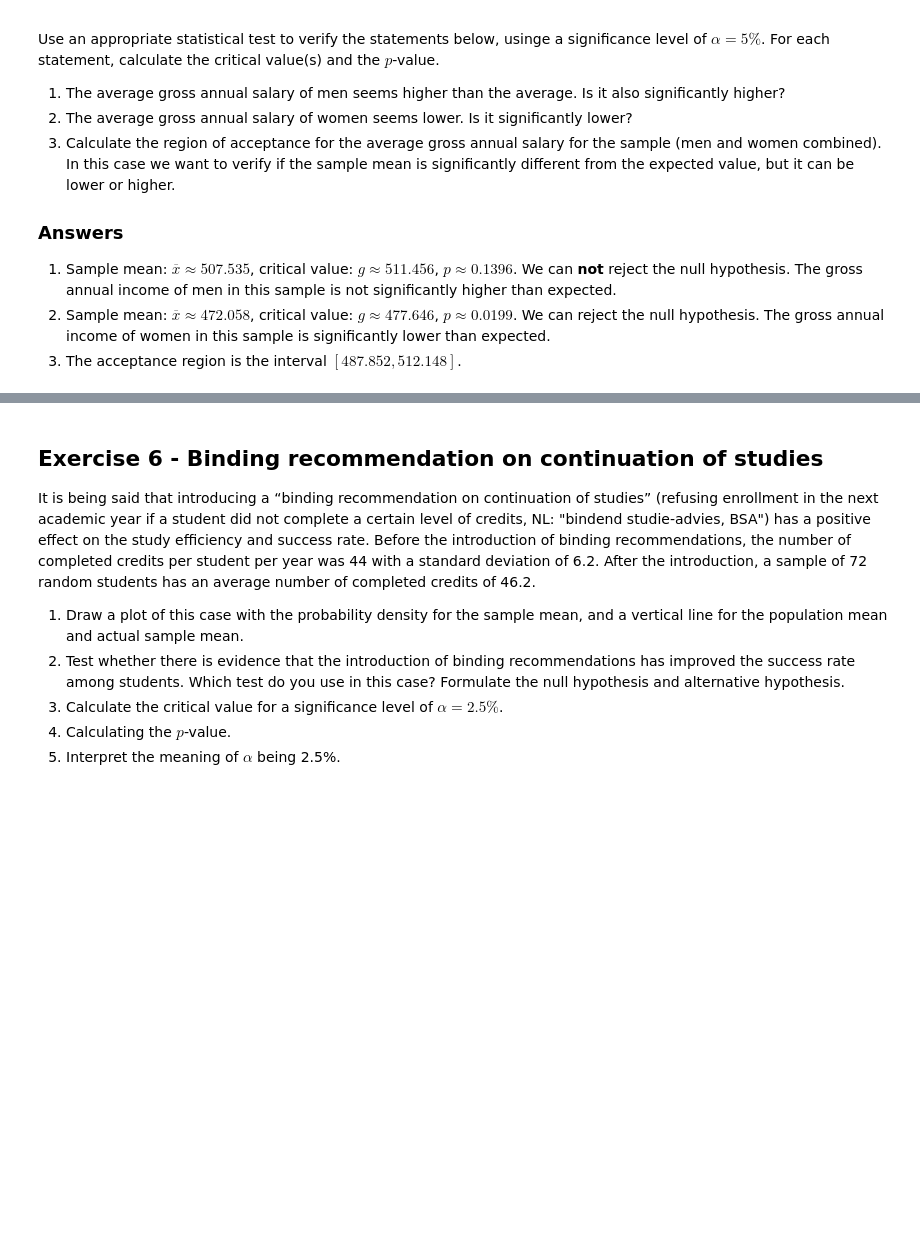
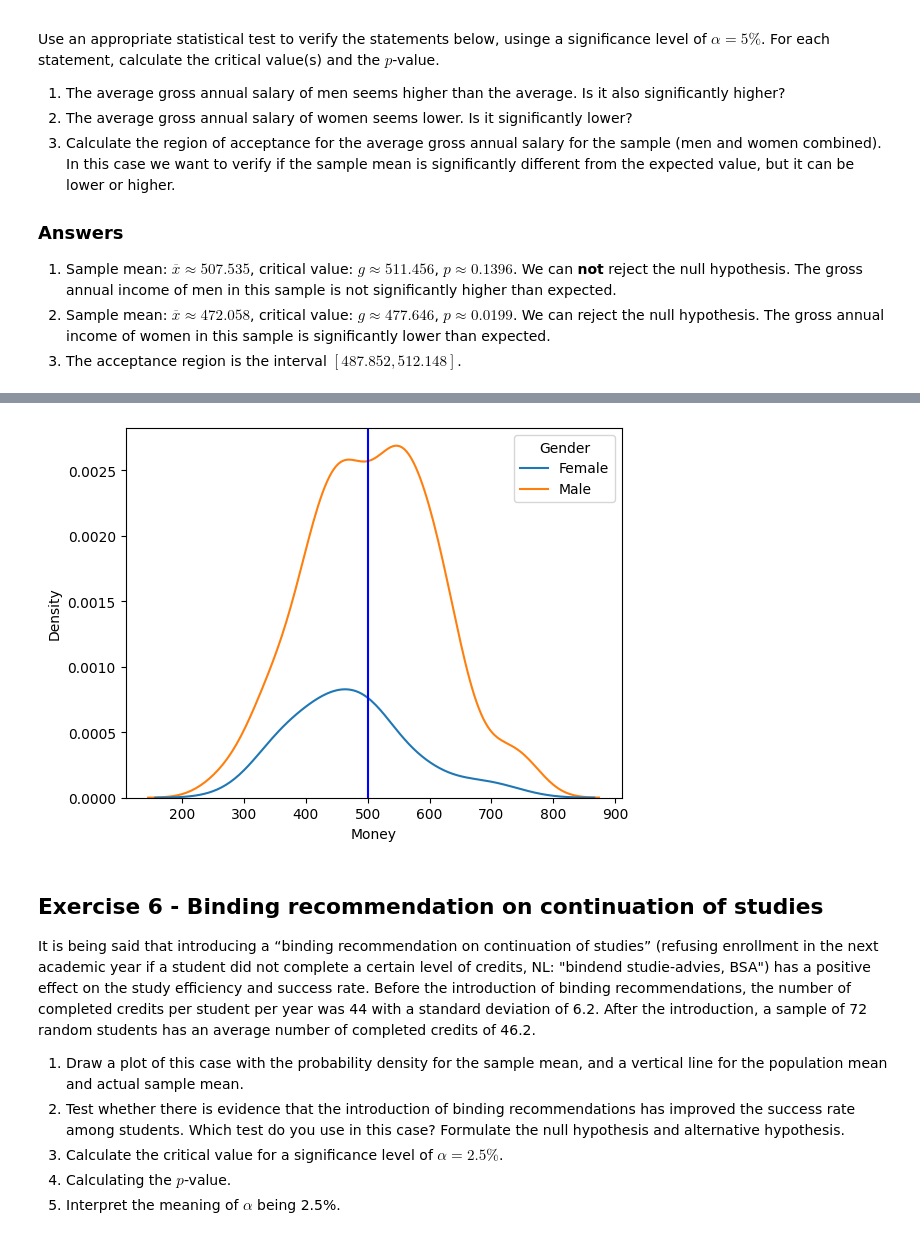
Before and after one commit to i32caroj/data-science, a Jupyter notebook: 3-central-limit-testing/lab-3.04-hypothesis-testing.ipynb, the cells around one changed output, grey strips where cells are left out. Drawn from its saved outputs; the diff is of its cells as text; code cells hidden in the pictures; blank space fills up the shorter version.

Commit message:
finish unit3 exercises

```diff
--- a/3-central-limit-testing/lab-3.04-hypothesis-testing.ipynb
+++ b/3-central-limit-testing/lab-3.04-hypothesis-testing.ipynb
@@ -131,3 +187,73 @@ Use an appropriate statistical test to verify the statements below, usinge a sig
 1. Sample mean: $\overline{x} \approx 507.535$, critical value: $g \approx 511.456$, $p \approx 0.1396$. We can **not** reject the null hypothesis. The gross annual income of men in this sample is not significantly higher than expected.
 2. Sample mean: $\overline{x} \approx 472.058$, critical value: $g \approx 477.646$, $p \approx 0.0199$. We can reject the null hypothesis. The gross annual income of women in this sample is significantly lower than expected.
 3. The acceptance region is the interval $[487.852, 512.148]$.
+# %%
+df = pd.read_csv('https://raw.githubusercontent.com/HoGentTIN/dsai-en-labs/main/data/rlanders.csv').set_index(['ID'])
+# Show the first few records of the Data Frame
+df.head()
+
+mu = 500
+sigma = 98
+alpha = 0.05
+n = len(df)
+
+dataset_mean = np.mean(df.Money)
+print(dataset_mean)
+
+sns.kdeplot(data=df, x='Money', hue='Gender')
+plt.axvline(dataset_mean, color="blue")
+
+#H0: The mean salary in men is not significantly higher than the mean
+#H1: It is significantly higher
+#CALCULATE CRITICAL VALUES AND P-VALUE
+men_mean = np.mean(df.Money[df.Gender == "Male"])
+women_mean = np.mean(df.Money[df.Gender == "Female"])
+nmen = len(df[df.Gender == "Male"])
+nwomen = len(df[df.Gender == "Female"])
+print("*******FOR MEN*********")
+print(men_mean)
+
+p = stats.norm.sf(men_mean, loc=mu, scale=sigma/np.sqrt(nmen))
+
+print("p-value: %.5f" % p)
+if(p < alpha):
+    print("p < alpha: reject H0. Significantly higher.")
+else:
+    print("p > alpha: do not reject H0. Not a significative difference.")
+
+g = stats.norm.isf(alpha, loc=mu, scale=sigma / np.sqrt(nmen))
+print("Critical value g ≃ %.3f" % g)
+if (men_mean < g):
+    print("sample mean = %.3f < g = %.3f: do not reject H0" % (men_mean, g))
+else:
+    print("sample mean = %.3f > g = %.3f: reject H0" % (men_mean, g))
+
+print("*******FOR   WOMEN*********")
+print(women_mean)
+
+#H0: The mean salary in women is not significantly lower than the mean
+#H1: It is significantly lower
+
+p = stats.norm.cdf(women_mean, loc=mu, scale=sigma/np.sqrt(nwomen))
+
+print("p-value: %.5f" % p)
+if(p < alpha):
+    print("p < a, reject H0. Significantly lower.")
+else:
+    print("p > a, do not reject H0. Not a significative difference.")
+
+g = stats.norm.isf(1-alpha, loc=mu, scale=(sigma / np.sqrt(nwomen)))
+print("Critical value g ≃ %.3f" % g)
+if (women_mean > g):
+    print("sample mean = %.3f > g = %.3f: do not reject H0" % (women_mean, g))
+else:
+    print("sample mean = %.3f < g = %.3f: reject H0" % (women_mean, g))
+
+print("*********EXERCISE 3*********")
+#Calculate the region of acceptance for the average gross annual salary for the sample (men and women combined). In this case we want to verify if the sample mean is significantly different from the expected value, but it can be lower or higher.
+s = np.std(df.Money, ddof=1)
+g1 = dataset_mean - stats.norm.isf(alpha/2) * s / np.sqrt(n)
+g2 = dataset_mean + stats.norm.isf(alpha/2) * s / np.sqrt(n)
+
+print("Acceptance region [g1, g2] ≃ [%.3f, %.3f]" % (g1,g2))
+# %% [output]
@@ -134,3 +275,4 @@ Use an appropriate statistical test to verify the statements below, usinge a sig
+[figure, added]
 # %% [markdown]
 
 ## Exercise 6 - Binding recommendation on continuation of studies
```
Also changed, not shown: parts of 6 cells of this notebook.
